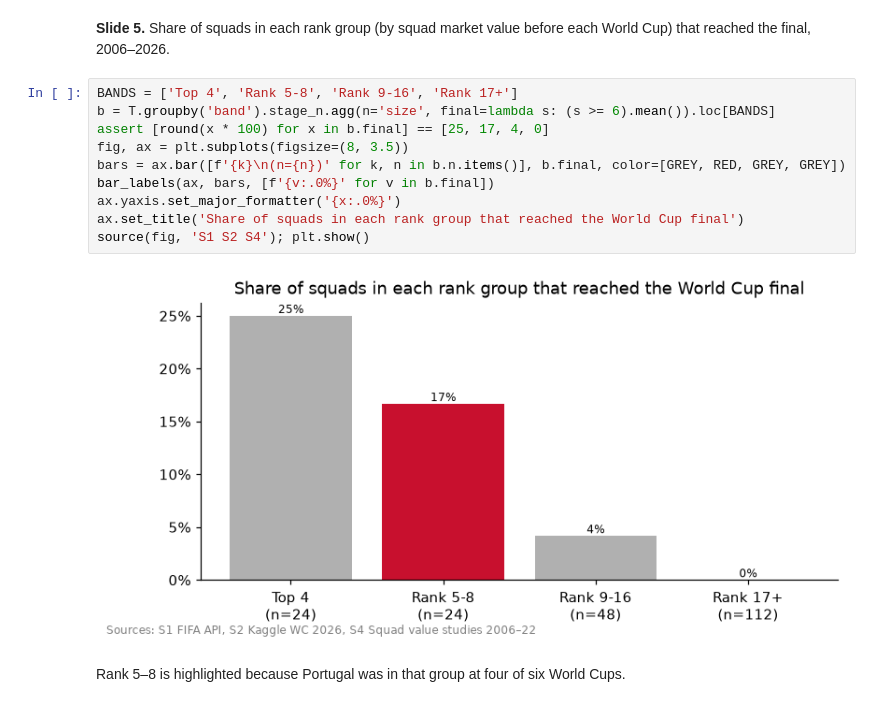
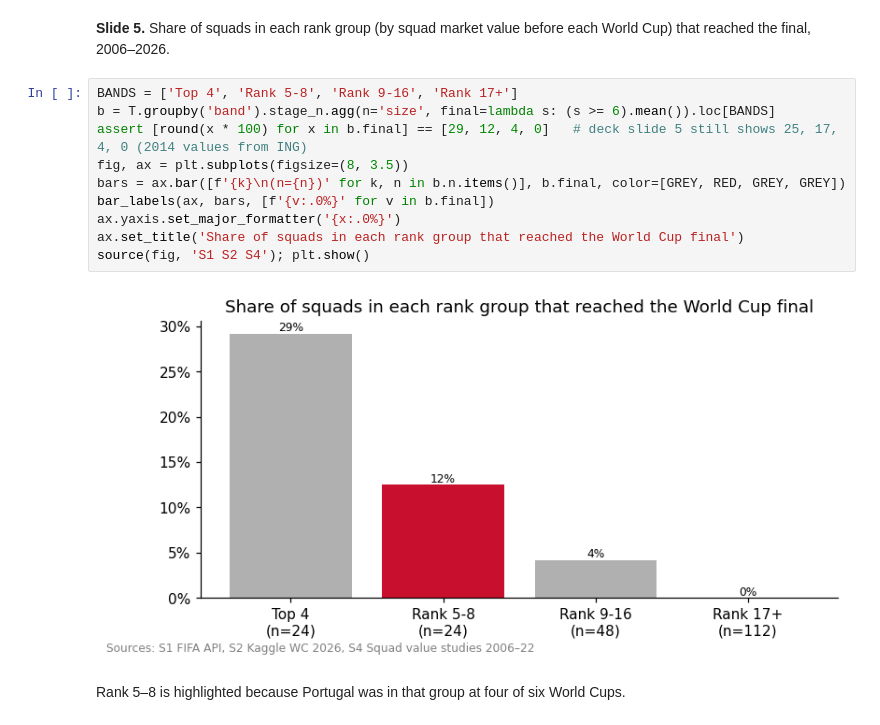
Before and after one commit to freggas/DVBA-Group-Assignment, a Jupyter notebook: price-tag/history/Team14_Analysis.ipynb, the cells around one changed output. Cells and saved outputs as stored; diff of their text form.

```diff
--- a/price-tag/history/Team14_Analysis.ipynb
+++ b/price-tag/history/Team14_Analysis.ipynb
@@ -256,15 +258,15 @@ source(fig, 'S1 S2 S4'); plt.show()
 # %%
 BANDS = ['Top 4', 'Rank 5-8', 'Rank 9-16', 'Rank 17+']
 b = T.groupby('band').stage_n.agg(n='size', final=lambda s: (s >= 6).mean()).loc[BANDS]
-assert [round(x * 100) for x in b.final] == [25, 17, 4, 0]
+assert [round(x * 100) for x in b.final] == [29, 12, 4, 0]   # deck slide 5 still shows 25, 17, 4, 0 (2014 values from ING)
 fig, ax = plt.subplots(figsize=(8, 3.5))
 bars = ax.bar([f'{k}\n(n={n})' for k, n in b.n.items()], b.final, color=[GREY, RED, GREY, GREY])
 bar_labels(ax, bars, [f'{v:.0%}' for v in b.final])
 ax.yaxis.set_major_formatter('{x:.0%}')
 ax.set_title('Share of squads in each rank group that reached the World Cup final')
 source(fig, 'S1 S2 S4'); plt.show()
 # %% [output]
-[figure, old version]
+[figure, new version]
 # %% [markdown]
 Rank 5–8 is highlighted because Portugal was in that group at four of six World Cups.
 # %% [markdown]
```
Also changed, not shown: parts of 16 cells of this notebook, 12 other files.
